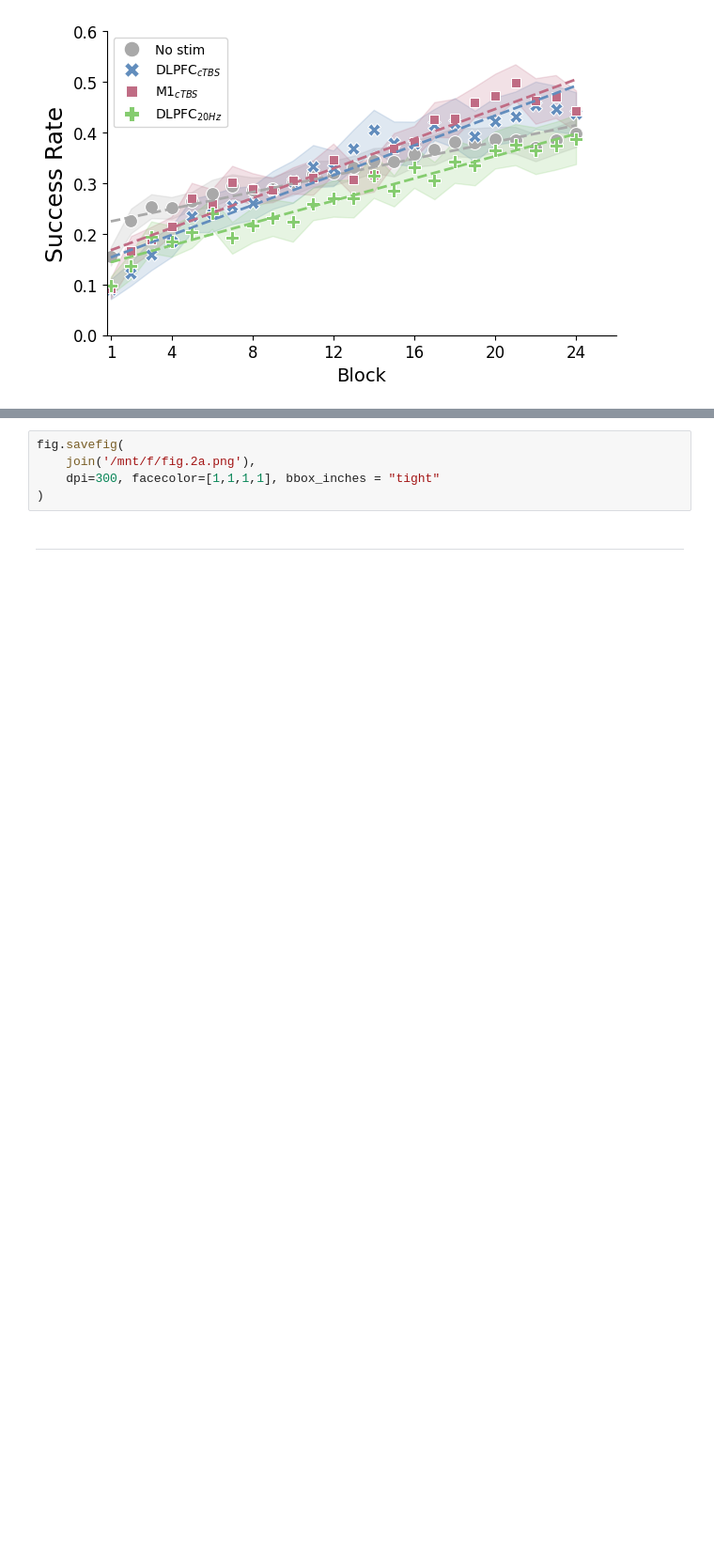
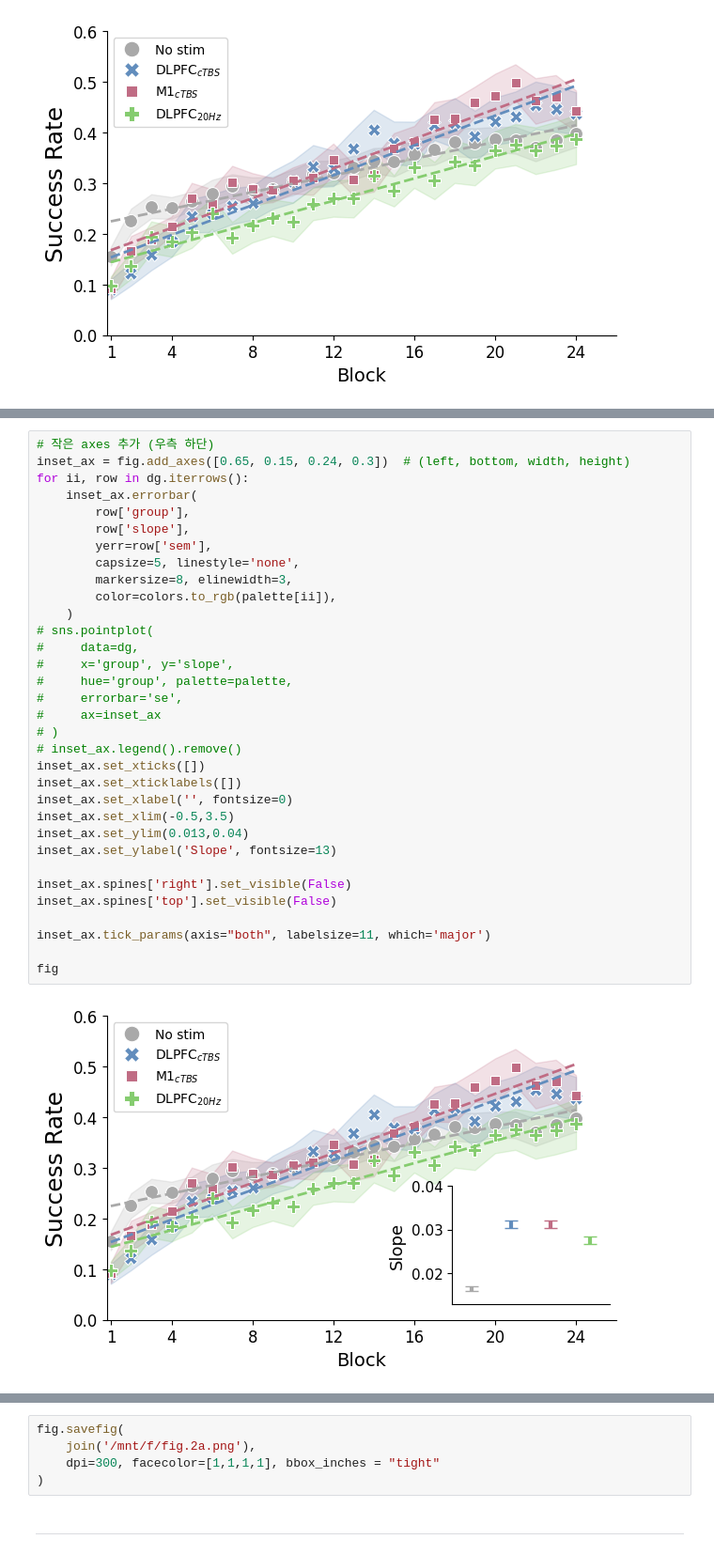
Before and after one commit to psb629/GloveProject_TMS, a Jupyter notebook: scripts/behav.fig.2a.ipynb, the cells around one changed output, grey strips where cells are left out. Shown at 94% size. Cells and saved outputs as stored; diff of their text form; blank space fills up the shorter version.

```diff
--- a/scripts/behav.fig.2a.ipynb
+++ b/scripts/behav.fig.2a.ipynb
@@ -239 +238,36 @@ dg
+# %%
+# 작은 axes 추가 (우측 하단)
+inset_ax = fig.add_axes([0.65, 0.15, 0.24, 0.3])  # (left, bottom, width, height)
+for ii, row in dg.iterrows():
+    inset_ax.errorbar(
+        row['group'],
+        row['slope'],
+        yerr=row['sem'],
+        capsize=5, linestyle='none',
+        markersize=8, elinewidth=3,
+        color=colors.to_rgb(palette[ii]),
+    )
+# sns.pointplot(
+#     data=dg,
+#     x='group', y='slope',
+#     hue='group', palette=palette,
+#     errorbar='se',
+#     ax=inset_ax
+# )
+# inset_ax.legend().remove()
+inset_ax.set_xticks([])
+inset_ax.set_xticklabels([])
+inset_ax.set_xlabel('', fontsize=0)
+inset_ax.set_xlim(-0.5,3.5)
+inset_ax.set_ylim(0.013,0.04)
+inset_ax.set_ylabel('Slope', fontsize=13)
+
+inset_ax.spines['right'].set_visible(False)
+inset_ax.spines['top'].set_visible(False)
+
+inset_ax.tick_params(axis="both", labelsize=11, which='major')
+
+fig
+# %% [output]
+[figure, added]
 # %%
```
Also changed, not shown: parts of 2 cells of this notebook.
